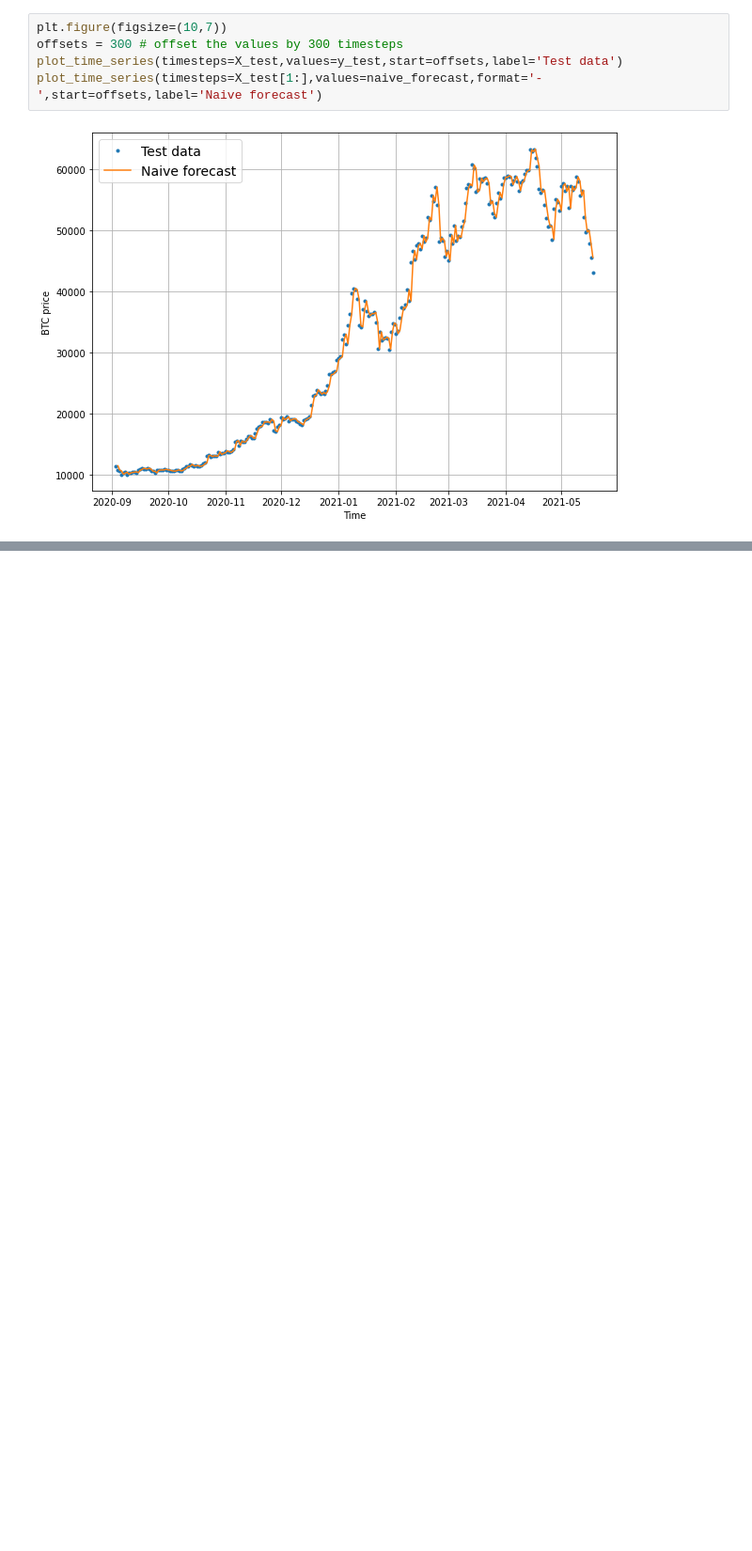
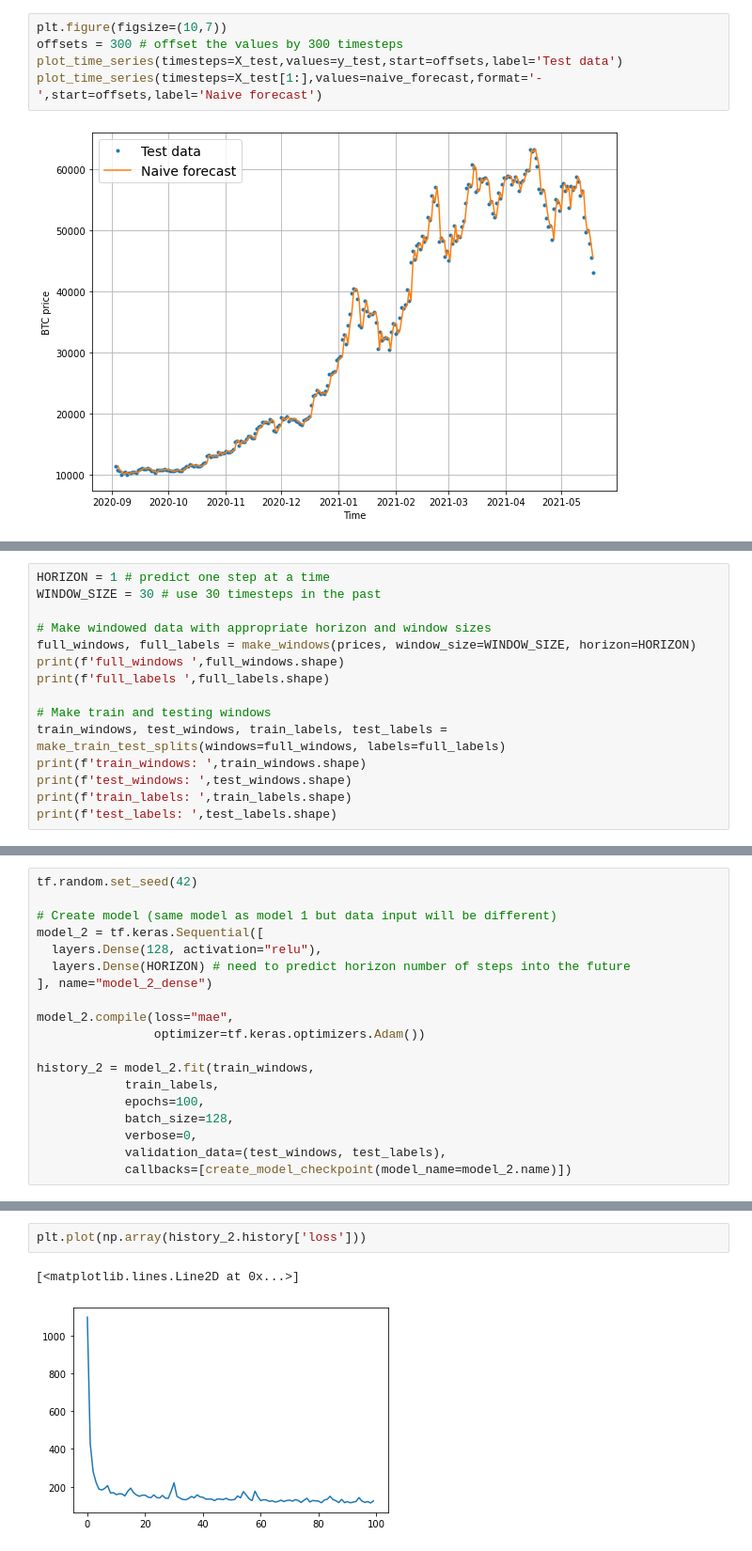
Before and after one commit to Locchuong96/machine-learning, a Jupyter notebook: TensorFlow2/practices/10. Milestone Project 3 Time series forecasting in TensorFlow (BitPredict 💰📈).ipynb, the cells around one changed output, grey strips where cells are left out. Shown at 94% size. Drawn from its saved outputs; the diff is of its cells as text; blank space fills up the shorter version.

```diff
--- a/TensorFlow2/practices/10. Milestone Project 3 Time series forecasting in TensorFlow (BitPredict 💰📈).ipynb
+++ b/TensorFlow2/practices/10. Milestone Project 3 Time series forecasting in TensorFlow (BitPredict 💰📈).ipynb
@@ -433,0 +1017,15 @@ plot_time_series(timesteps=X_test[1:],values=naive_forecast,format='-',start=off
+# %%
+HORIZON = 1 # predict one step at a time
+WINDOW_SIZE = 30 # use 30 timesteps in the past
+
+# Make windowed data with appropriate horizon and window sizes
+full_windows, full_labels = make_windows(prices, window_size=WINDOW_SIZE, horizon=HORIZON)
+print(f'full_windows ',full_windows.shape)
+print(f'full_labels ',full_labels.shape)
+
+# Make train and testing windows
+train_windows, test_windows, train_labels, test_labels = make_train_test_splits(windows=full_windows, labels=full_labels)
+print(f'train_windows: ',train_windows.shape)
+print(f'test_windows: ',test_windows.shape)
+print(f'train_labels: ',train_labels.shape)
+print(f'test_labels: ',test_labels.shape)
@@ -433,0 +1039,19 @@ plot_time_series(timesteps=X_test[1:],values=naive_forecast,format='-',start=off
+# %%
+tf.random.set_seed(42)
+
+# Create model (same model as model 1 but data input will be different)
+model_2 = tf.keras.Sequential([
+  layers.Dense(128, activation="relu"),
+  layers.Dense(HORIZON) # need to predict horizon number of steps into the future
+], name="model_2_dense")
+
+model_2.compile(loss="mae",
+                optimizer=tf.keras.optimizers.Adam())
+
+history_2 = model_2.fit(train_windows,
+            train_labels,
+            epochs=100,
+            batch_size=128,
+            verbose=0,
+            validation_data=(test_windows, test_labels),
+            callbacks=[create_model_checkpoint(model_name=model_2.name)])
@@ -433,0 +1076,5 @@ plot_time_series(timesteps=X_test[1:],values=naive_forecast,format='-',start=off
+# %%
+plt.plot(np.array(history_2.history['loss']))
+# %% [output]
+[<matplotlib.lines.Line2D at 0x...>]
+[figure, added]
```
Also changed, not shown: parts of 142 cells of this notebook.
